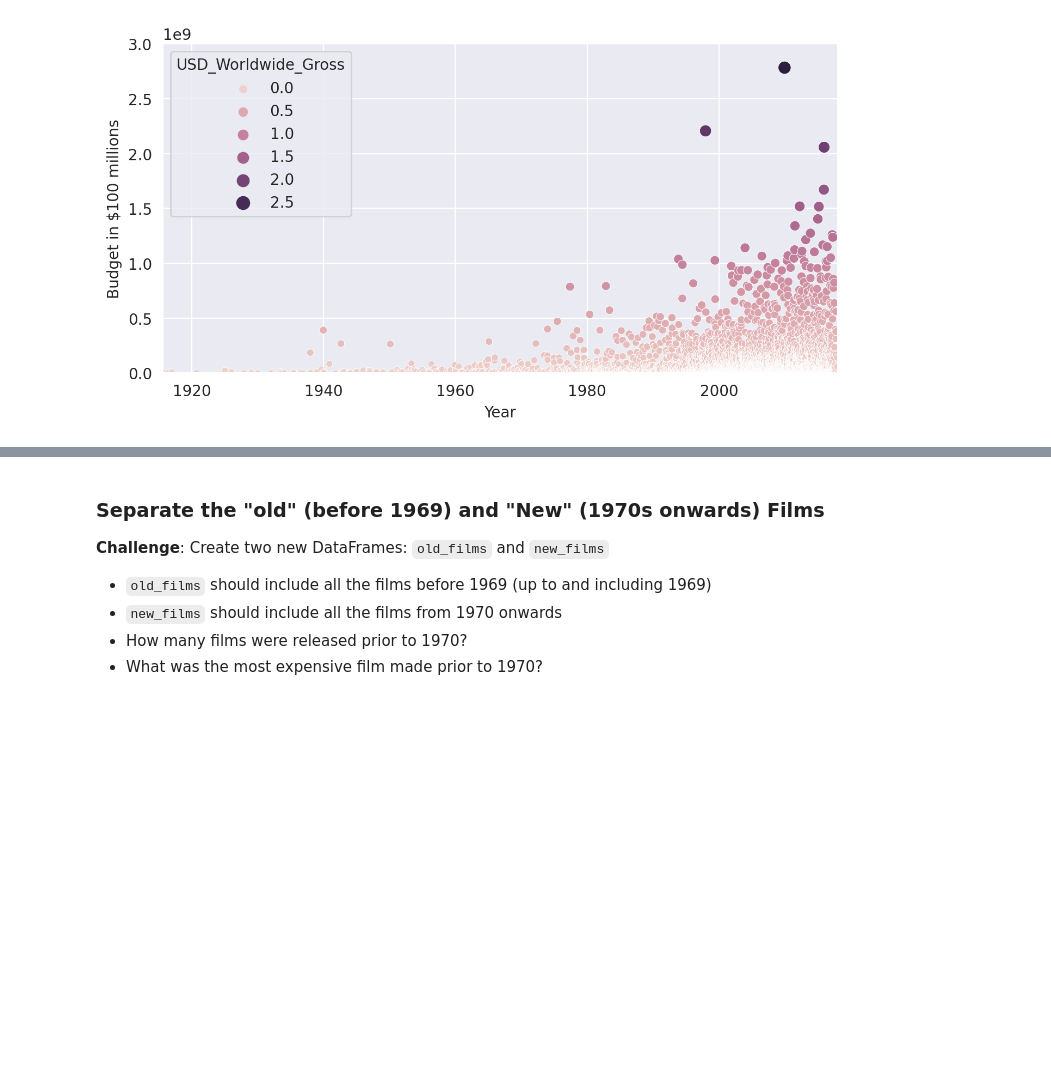
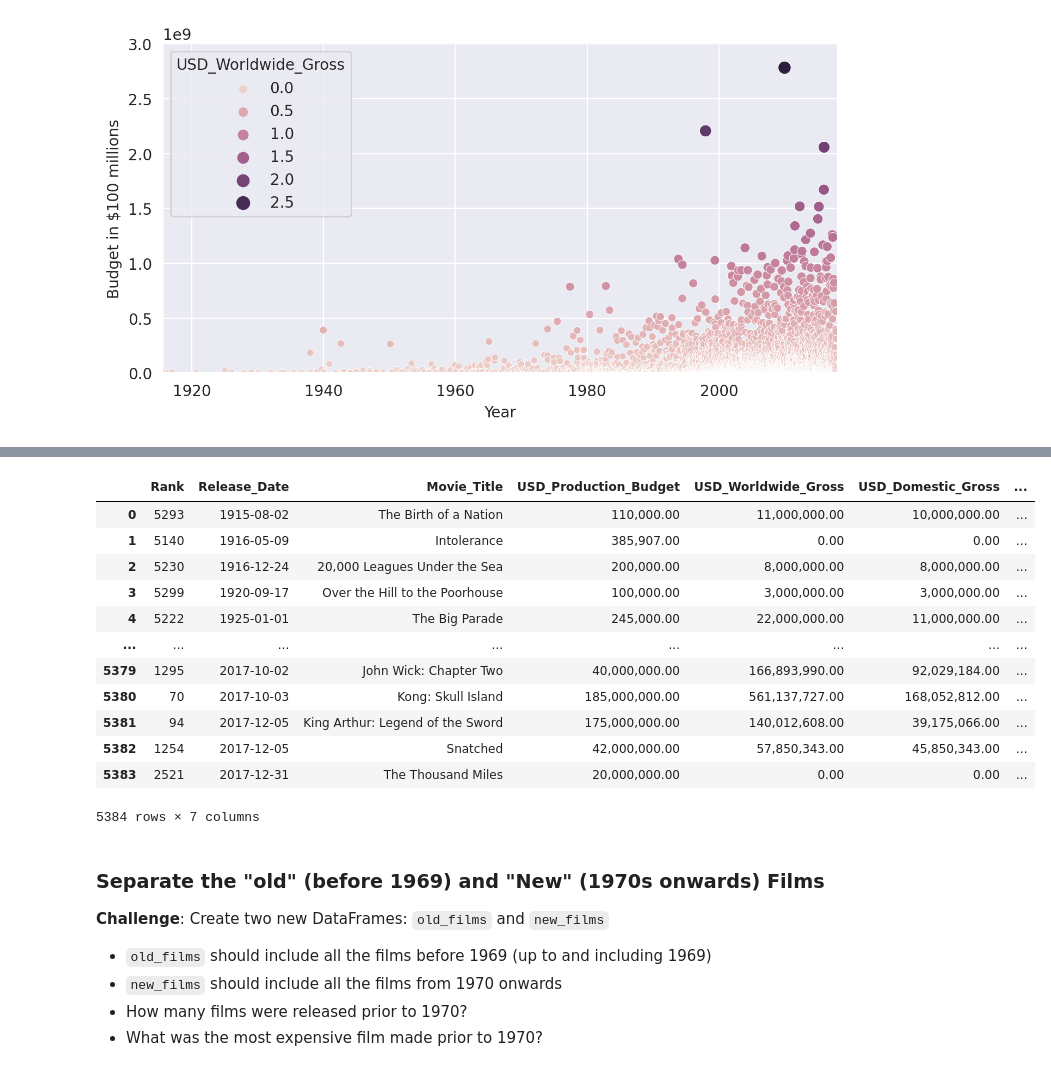
Before and after one commit to Joshua-Jenkins33/100DaysOfPython, a Jupyter notebook: 077_Day_77_Linear_Regression_and_Data_Visualization_with_Seaborn/Seaborn_and_Linear_Regression_(start).ipynb, the cells around one changed output, grey strips where cells are left out. Drawn from its saved outputs; the diff is of its cells as text; code cells hidden in the pictures; blank space fills up the shorter version.

Commit message:
Day 77; Floor Division: Years to Decades

```diff
--- a/077_Day_77_Linear_Regression_and_Data_Visualization_with_Seaborn/Seaborn_and_Linear_Regression_(start).ipynb
+++ b/077_Day_77_Linear_Regression_and_Data_Visualization_with_Seaborn/Seaborn_and_Linear_Regression_(start).ipynb
@@ -351,3 +351,21 @@ Here's how:
 <img src=https://i.imgur.com/5m06Ach.png width=650>
 3. Use floor division `//` to convert the year data to the decades of the films.
 4. Add the decades as a `Decade` column to the `data_clean` DataFrame.
+# %%
+test = data_clean
+test["Decade"] = (pd.DatetimeIndex(test.Release_Date).year // 10) * 10
+test
+# %% [output]
+|  | Rank | Release_Date | Movie_Title | USD_Production_Budget | USD_Worldwide_Gross | USD_Domestic_Gross | ... |
+| 0 | 5293 | 1915-08-02 | The Birth of a Nation | 110,000.00 | 11,000,000.00 | 10,000,000.00 | ... |
+| 1 | 5140 | 1916-05-09 | Intolerance | 385,907.00 | 0.00 | 0.00 | ... |
+| 2 | 5230 | 1916-12-24 | 20,000 Leagues Under the Sea | 200,000.00 | 8,000,000.00 | 8,000,000.00 | ... |
+| 3 | 5299 | 1920-09-17 | Over the Hill to the Poorhouse | 100,000.00 | 3,000,000.00 | 3,000,000.00 | ... |
+| 4 | 5222 | 1925-01-01 | The Big Parade | 245,000.00 | 22,000,000.00 | 11,000,000.00 | ... |
+| ... | ... | ... | ... | ... | ... | ... | ... |
+| 5379 | 1295 | 2017-10-02 | John Wick: Chapter Two | 40,000,000.00 | 166,893,990.00 | 92,029,184.00 | ... |
+| 5380 | 70 | 2017-10-03 | Kong: Skull Island | 185,000,000.00 | 561,137,727.00 | 168,052,812.00 | ... |
+| 5381 | 94 | 2017-12-05 | King Arthur: Legend of the Sword | 175,000,000.00 | 140,012,608.00 | 39,175,066.00 | ... |
+| 5382 | 1254 | 2017-12-05 | Snatched | 42,000,000.00 | 57,850,343.00 | 45,850,343.00 | ... |
+| 5383 | 2521 | 2017-12-31 | The Thousand Miles | 20,000,000.00 | 0.00 | 0.00 | ... |
+5384 rows × 7 columns
```
Also changed, not shown: parts of 7 cells of this notebook, 1 other file.
